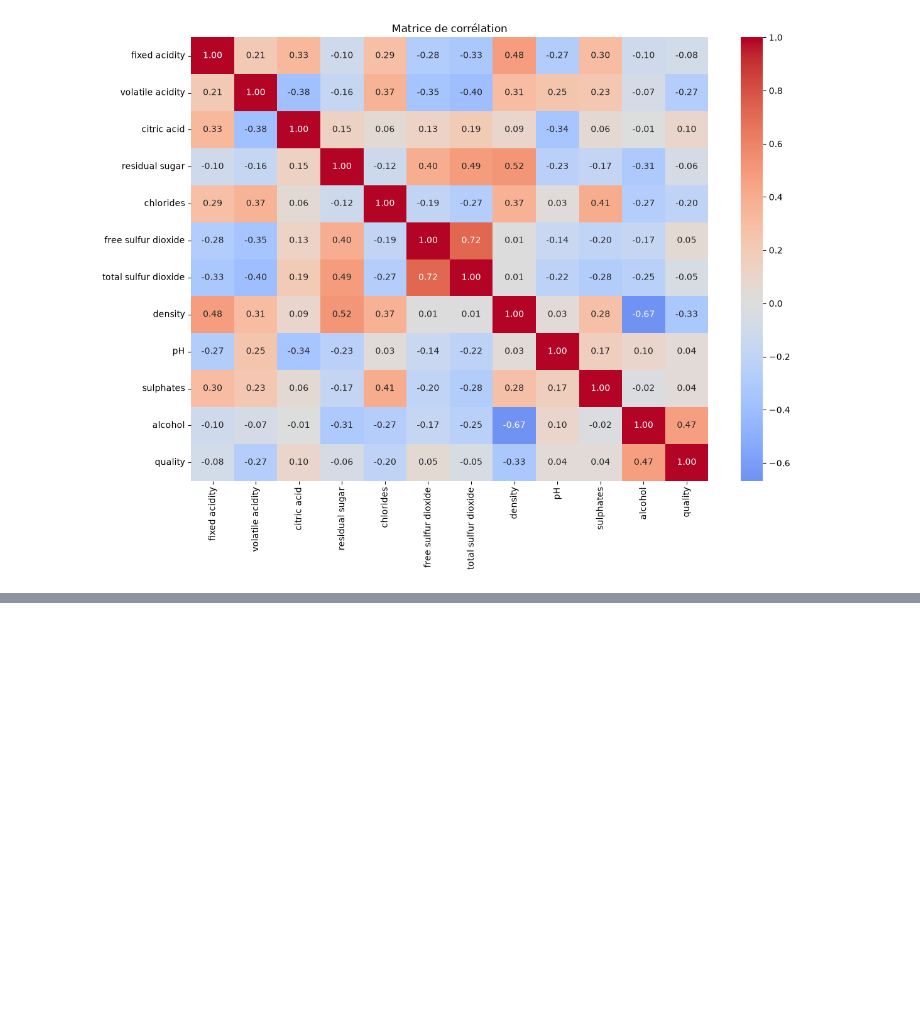
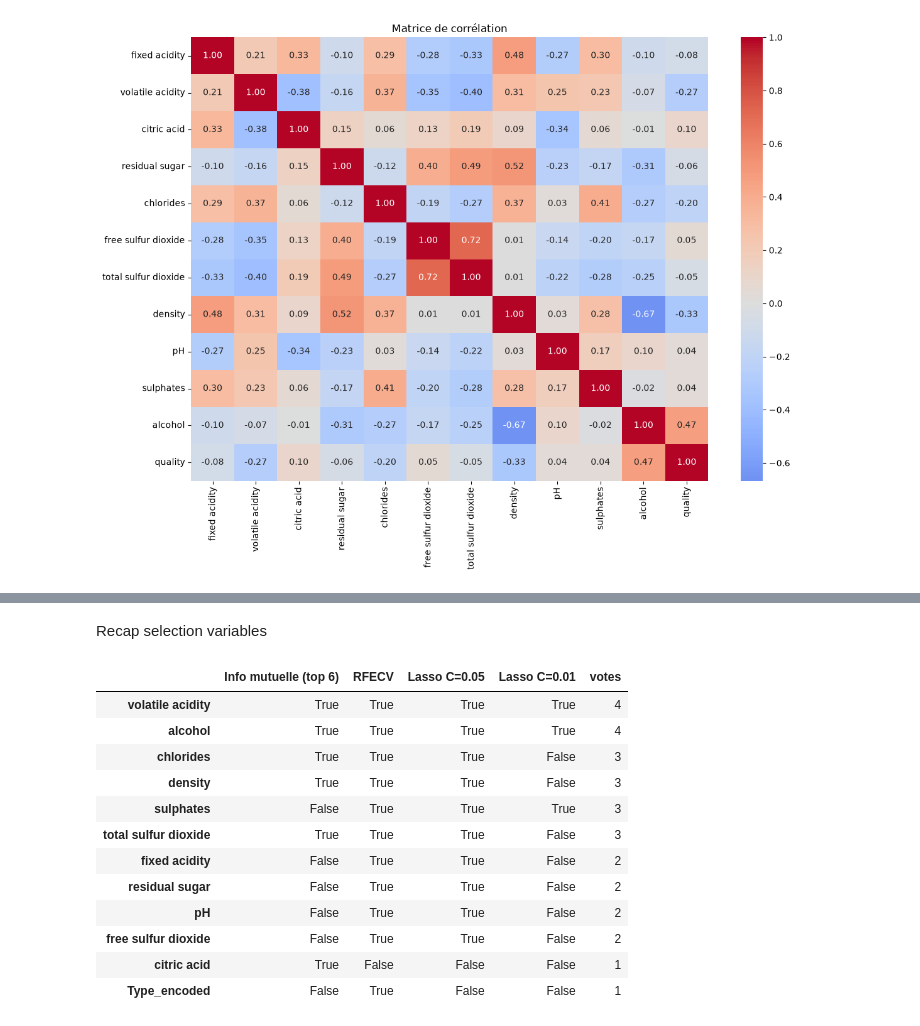
Before and after one commit to Lyukiry/wine-quality, a Jupyter notebook: notebooks/preparation_données.ipynb, the cells around one changed output, grey strips where cells are left out. Saved outputs shown, nothing was run; the diff lists cells and outputs as text; code cells hidden in the pictures; blank space fills up the shorter version.

```diff
--- a/notebooks/preparation_données.ipynb
+++ b/notebooks/preparation_données.ipynb
@@ -217,0 +240,4 @@ plt.show()
+# %%
+from sklearn.feature_selection import mutual_info_classif
+
+mi = mutual_info_classif(X_train, y_train, random_state=42)
@@ -217,0 +250,9 @@ plt.show()
+# %%
+import pandas as pd
+
+scores = pd.DataFrame({
+    "info_mutuelle": mi,
+    "corr_cible": X_train.corrwith(y_train),
+}, index=X_train.columns)
+
+scores.sort_values("info_mutuelle", ascending=False)
@@ -217,0 +337,17 @@ plt.show()
+# %%
+from sklearn.linear_model import LogisticRegression
+
+def coefficients(penalite, C):
+    modele = make_pipeline(
+        StandardScaler(),
+        LogisticRegression(penalty=penalite, solver="liblinear", C=C,
+                           class_weight="balanced", random_state=42),
+    )
+    modele.fit(X_train, y_train)
+    return pd.Series(modele[-1].coef_[0], index=X_train.columns)
+
+coefs = pd.DataFrame({
+    "Lasso (L1)": coefficients("l1", C=0.01),
+    "Ridge (L2)": coefficients("l2", C=0.01),
+})
+coefs.sort_values("Lasso (L1)")
@@ -217,0 +393,25 @@ plt.show()
+# %% [markdown]
+Recap selection variables
+# %%
+synthese = pd.DataFrame(index=X_train.columns)
+synthese["Info mutuelle (top 6)"] = synthese.index.isin(
+    scores.sort_values("info_mutuelle", ascending=False).index[:6])
+synthese["RFECV"] = rfecv.support_
+synthese["Lasso C=0.05"] = coefficients("l1", 0.05) != 0
+synthese["Lasso C=0.01"] = coefficients("l1", 0.01) != 0
+synthese["votes"] = synthese.sum(axis=1)
+synthese.sort_values("votes", ascending=False)
+# %% [output]
+|  | Info mutuelle (top 6) | RFECV | Lasso C=0.05 | Lasso C=0.01 | votes |
+| volatile acidity | True | True | True | True | 4 |
+| alcohol | True | True | True | True | 4 |
+| chlorides | True | True | True | False | 3 |
+| density | True | True | True | False | 3 |
+| sulphates | False | True | True | True | 3 |
+| total sulfur dioxide | True | True | True | False | 3 |
+| fixed acidity | False | True | True | False | 2 |
+| residual sugar | False | True | True | False | 2 |
+| pH | False | True | True | False | 2 |
+| free sulfur dioxide | False | True | True | False | 2 |
+| citric acid | True | False | False | False | 1 |
+| Type_encoded | False | True | False | False | 1 |
```
Also changed, not shown: parts of 16 cells of this notebook.
